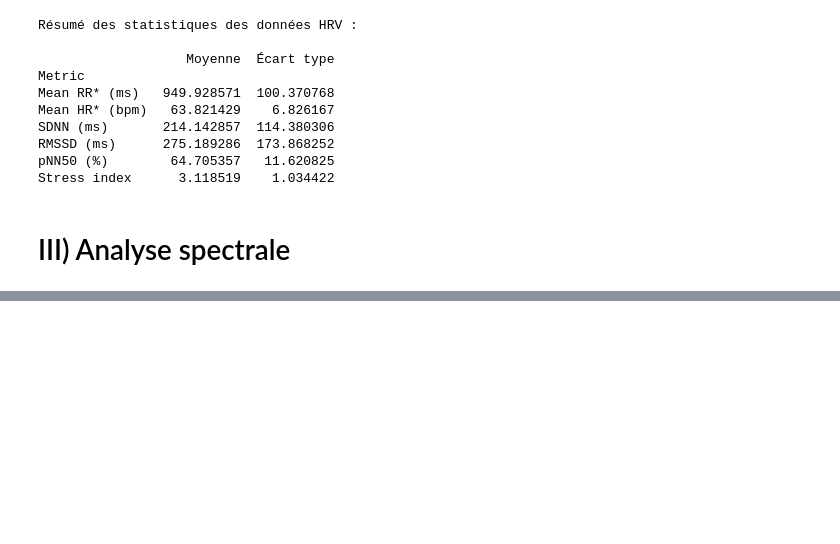
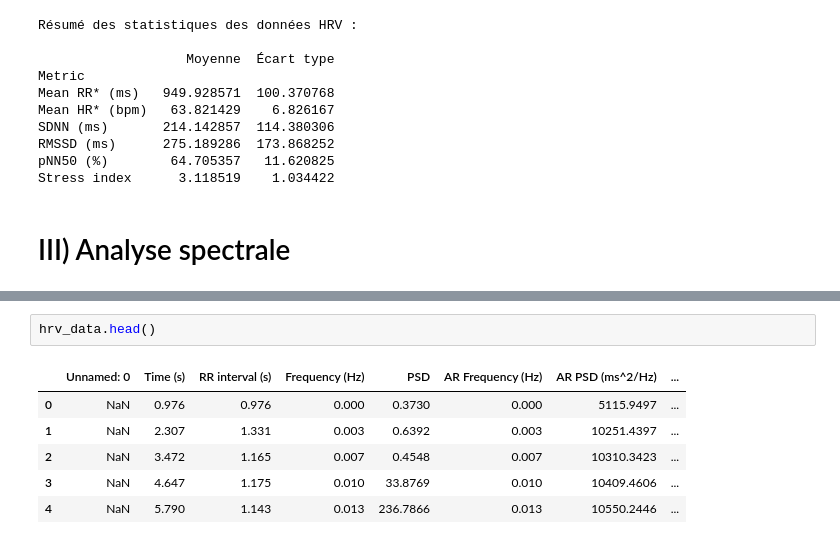
Before and after one commit to leyah-sa/VFC-Analysis, a Jupyter notebook: notebooks/Partie 1/monitoring.ipynb, the cells around one changed output, grey strips where cells are left out. Drawn from its saved outputs; the diff is of its cells as text; blank space fills up the shorter version.

```diff
--- a/notebooks/Partie 1/monitoring.ipynb
+++ b/notebooks/Partie 1/monitoring.ipynb
@@ -347,0 +356,9 @@ plt.show()
+# %%
+hrv_data.head()
+# %% [output]
+|  | Unnamed: 0 | Time (s) | RR interval (s) | Frequency (Hz) | PSD | AR Frequency (Hz) | AR PSD (ms^2/Hz) | ... |
+| 0 | NaN | 0.976 | 0.976 | 0.000 | 0.3730 | 0.000 | 5115.9497 | ... |
+| 1 | NaN | 2.307 | 1.331 | 0.003 | 0.6392 | 0.003 | 10251.4397 | ... |
+| 2 | NaN | 3.472 | 1.165 | 0.007 | 0.4548 | 0.007 | 10310.3423 | ... |
+| 3 | NaN | 4.647 | 1.175 | 0.010 | 33.8769 | 0.010 | 10409.4606 | ... |
+| 4 | NaN | 5.790 | 1.143 | 0.013 | 236.7866 | 0.013 | 10550.2446 | ... |
```
Also changed, not shown: parts of 4 cells of this notebook, 1 other file.
